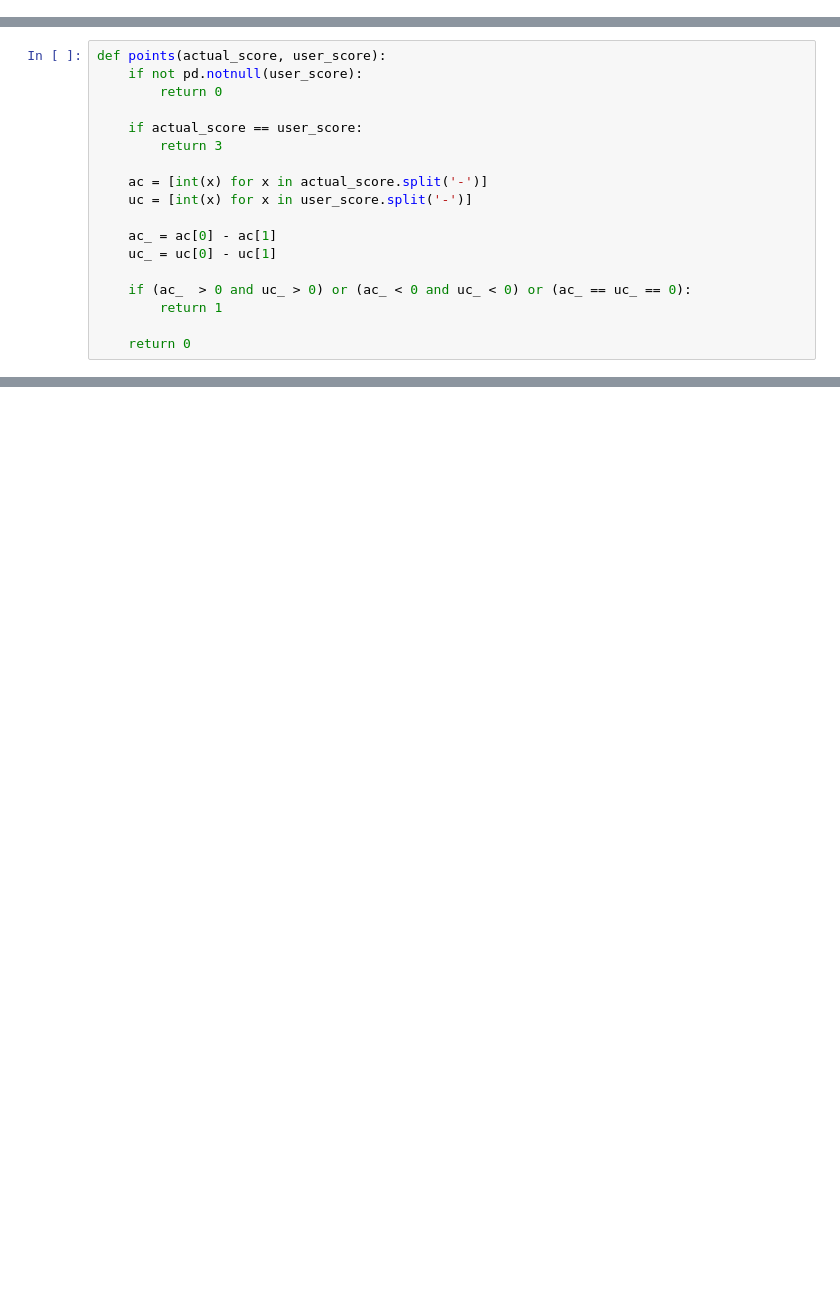
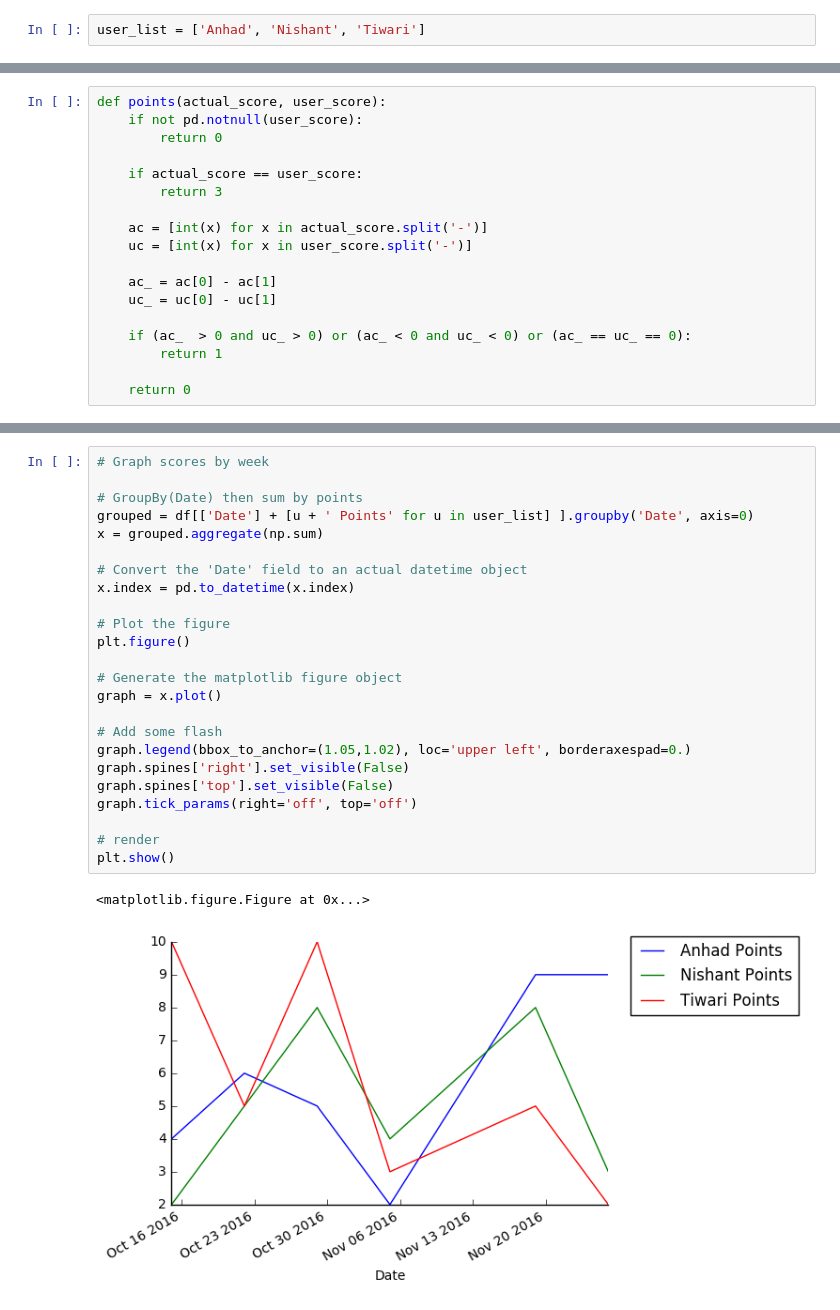
Before and after one commit to ffledgling/epl16, a Jupyter notebook: epl16.ipynb, the cells around one changed output, grey strips where cells are left out. Saved outputs shown, nothing was run; the diff lists cells and outputs as text; blank space fills up the shorter version.

Commit message:
Version two, now with better structure and graphs!

```diff
--- a/epl16.ipynb
+++ b/epl16.ipynb
@@ -5,3 +5,5 @@ import matplotlib
+# %%
+user_list = ['Anhad', 'Nishant', 'Tiwari']
 # %%
 df = pd.read_csv('https://docs.google.com/spreadsheets/d/1j5uRzDEkxrvtxtrOgTi70kHre5YW47q5b7Xu1fPEKb8/export?format=csv&gid=111839460', header=None,
             names=['Date', 'Time', 'Home', 'Away', 'Final Score', 'blank', 'Anhad', 'Nishant', 'Tiwari'],
@@ -88,0 +76,27 @@ Tiwari: 35
+# %%
+# Graph scores by week
+
+# GroupBy(Date) then sum by points
+grouped = df[['Date'] + [u + ' Points' for u in user_list] ].groupby('Date', axis=0)
+x = grouped.aggregate(np.sum)
+
+# Convert the 'Date' field to an actual datetime object
+x.index = pd.to_datetime(x.index)
+
+# Plot the figure
+plt.figure()
+
+# Generate the matplotlib figure object
+graph = x.plot()
+
+# Add some flash
+graph.legend(bbox_to_anchor=(1.05,1.02), loc='upper left', borderaxespad=0.)
+graph.spines['right'].set_visible(False)
+graph.spines['top'].set_visible(False)
+graph.tick_params(right='off', top='off')
+
+# render
+plt.show()
+# %% [output]
+<matplotlib.figure.Figure at 0x...>
+[figure, added]
```
Also changed, not shown: parts of 5 cells of this notebook.
